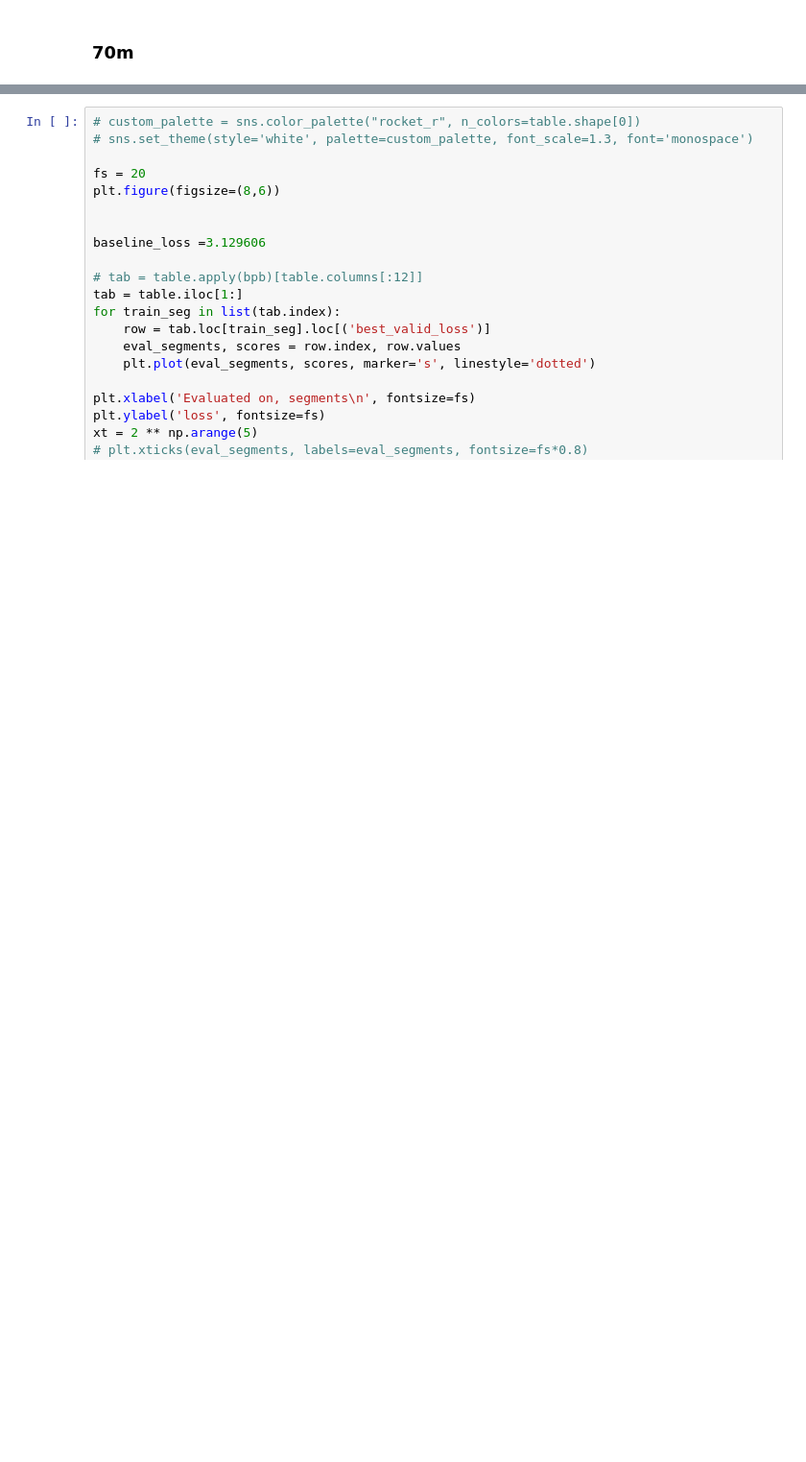
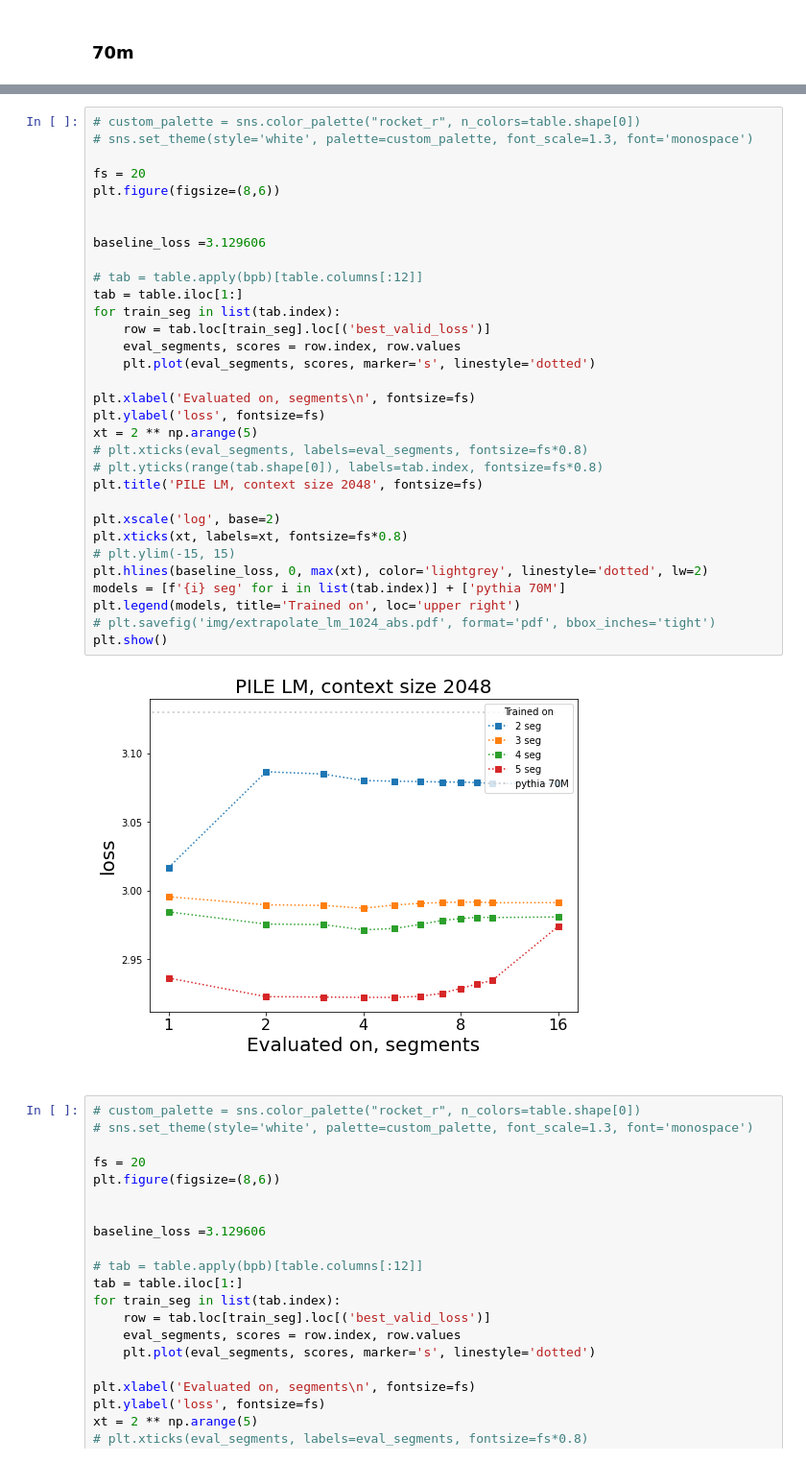
Before and after one commit to pansershrek/recurrent-memory-transformer, a Jupyter notebook: notebooks/interpret_results_decoder_pile.ipynb, the cells around one changed output, grey strips where cells are left out. Shown at 96% size. Saved outputs shown, nothing was run; the diff lists cells and outputs as text; blank space fills up the shorter version.

```diff
--- a/notebooks/interpret_results_decoder_pile.ipynb
+++ b/notebooks/interpret_results_decoder_pile.ipynb
@@ -184,3 +184,37 @@ table
+# %%
+# custom_palette = sns.color_palette("rocket_r", n_colors=table.shape[0])
+# sns.set_theme(style='white', palette=custom_palette, font_scale=1.3, font='monospace')
+
+fs = 20
+plt.figure(figsize=(8,6))
+
+
+baseline_loss =3.129606
+
+# tab = table.apply(bpb)[table.columns[:12]]
+tab = table.iloc[1:]
+for train_seg in list(tab.index):
+    row = tab.loc[train_seg].loc[('best_valid_loss')]
+    eval_segments, scores = row.index, row.values
+    plt.plot(eval_segments, scores, marker='s', linestyle='dotted')
+
+plt.xlabel('Evaluated on, segments\n', fontsize=fs)
+plt.ylabel('loss', fontsize=fs)
+xt = 2 ** np.arange(5)
+# plt.xticks(eval_segments, labels=eval_segments, fontsize=fs*0.8)
+# plt.yticks(range(tab.shape[0]), labels=tab.index, fontsize=fs*0.8)
+plt.title('PILE LM, context size 2048', fontsize=fs)
+
+plt.xscale('log', base=2)
+plt.xticks(xt, labels=xt, fontsize=fs*0.8)
+# plt.ylim(-15, 15)
+plt.hlines(baseline_loss, 0, max(xt), color='lightgrey', linestyle='dotted', lw=2)
+models = [f'{i} seg' for i in list(tab.index)] + ['pythia 70M']
+plt.legend(models, title='Trained on', loc='upper right')
+# plt.savefig('img/extrapolate_lm_1024_abs.pdf', format='pdf', bbox_inches='tight')
+plt.show()
+# %% [output]
+[figure, added]
 # %%
 # custom_palette = sns.color_palette("rocket_r", n_colors=table.shape[0])
 # sns.set_theme(style='white', palette=custom_palette, font_scale=1.3, font='monospace')
```
Also changed, not shown: parts of 3 cells of this notebook, 7 other files.
